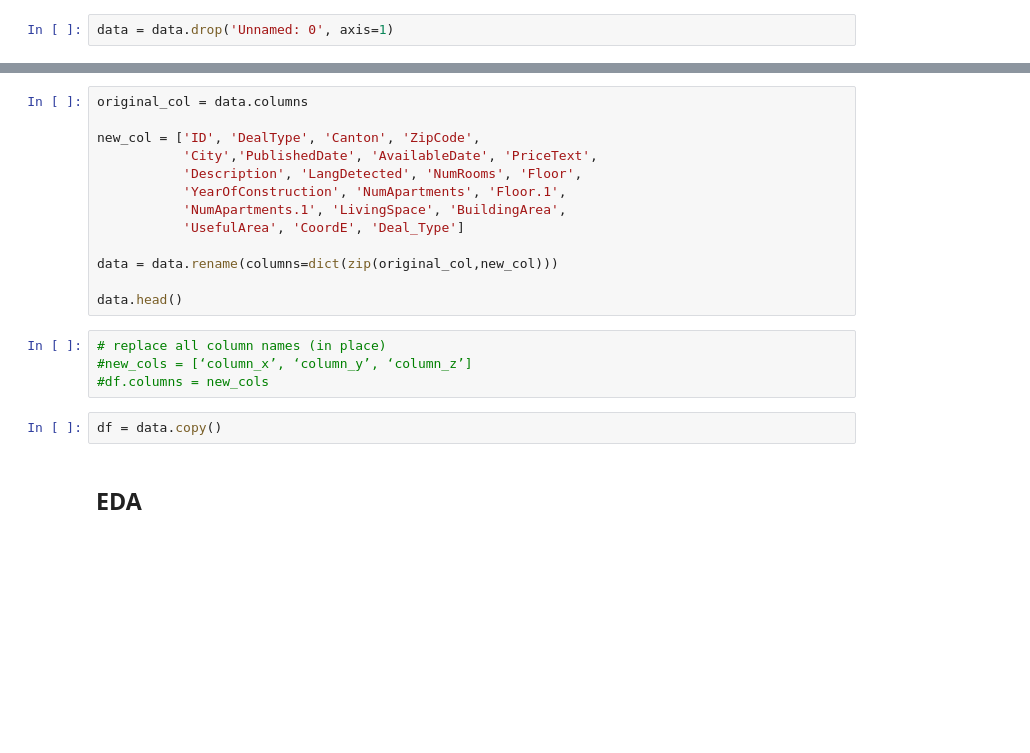
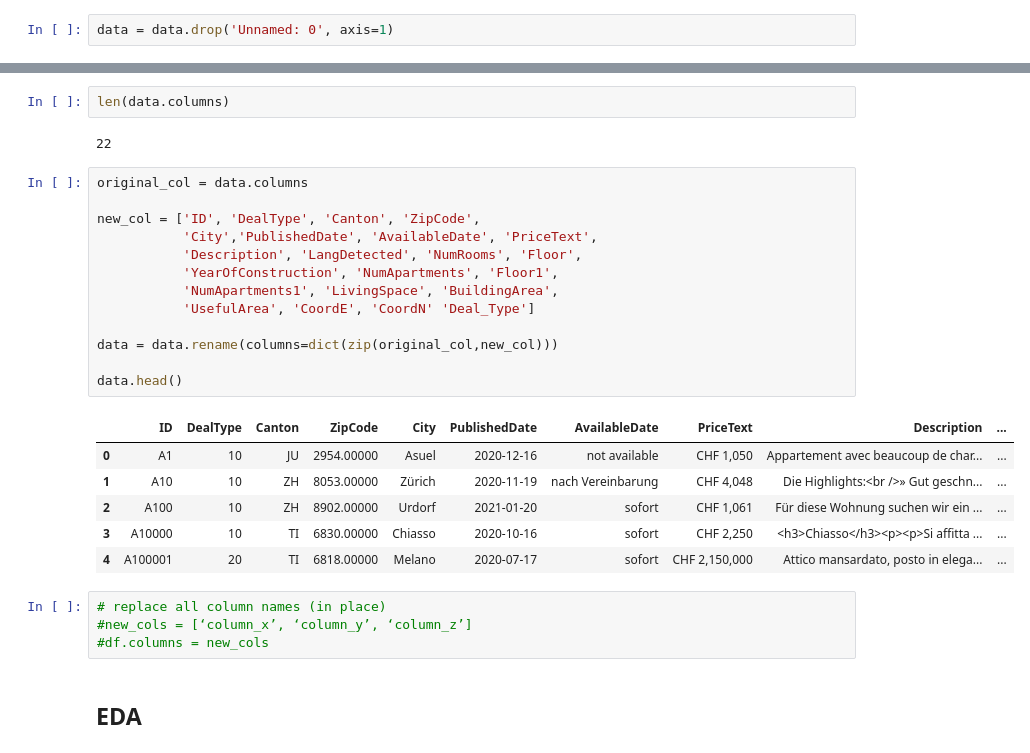
Before and after one commit to michaji/Housing_Project, a Jupyter notebook: Housing.ipynb, the cells around one changed output, grey strips where cells are left out. Cells and saved outputs as stored; diff of their text form; blank space fills up the shorter version.

```diff
--- a/Housing.ipynb
+++ b/Housing.ipynb
@@ -88,22 +121,31 @@ data = data.drop('Unnamed: 0', axis=1)
+# %%
+len(data.columns)
+# %% [output]
+22
 # %%
 original_col = data.columns
 
 new_col = ['ID', 'DealType', 'Canton', 'ZipCode',
            'City','PublishedDate', 'AvailableDate', 'PriceText',
            'Description', 'LangDetected', 'NumRooms', 'Floor',
-           'YearOfConstruction', 'NumApartments', 'Floor.1',
-           'NumApartments.1', 'LivingSpace', 'BuildingArea',
-           'UsefulArea', 'CoordE', 'Deal_Type']
+           'YearOfConstruction', 'NumApartments', 'Floor1',
+           'NumApartments1', 'LivingSpace', 'BuildingArea',
+           'UsefulArea', 'CoordE', 'CoordN' 'Deal_Type']
 
 data = data.rename(columns=dict(zip(original_col,new_col)))
 
 data.head()
+# %% [output]
+|  | ID | DealType | Canton | ZipCode | City | PublishedDate | AvailableDate | PriceText | Description | ... |
+| 0 | A1 | 10 | JU | 2954.00000 | Asuel | 2020-12-16 | not available | CHF 1,050 | Appartement avec beaucoup de char... | ... |
+| 1 | A10 | 10 | ZH | 8053.00000 | Zürich | 2020-11-19 | nach Vereinbarung | CHF 4,048 | Die Highlights:<br />» Gut geschn... | ... |
+| 2 | A100 | 10 | ZH | 8902.00000 | Urdorf | 2021-01-20 | sofort | CHF 1,061 | Für diese Wohnung suchen wir ein ... | ... |
+| 3 | A10000 | 10 | TI | 6830.00000 | Chiasso | 2020-10-16 | sofort | CHF 2,250 | <h3>Chiasso</h3><p><p>Si affitta ... | ... |
+| 4 | A100001 | 20 | TI | 6818.00000 | Melano | 2020-07-17 | sofort | CHF 2,150,000 | Attico mansardato, posto in elega... | ... |
 # %%
 # replace all column names (in place)
 #new_cols = [‘column_x’, ‘column_y’, ‘column_z’]
 #df.columns = new_cols
-# %%
-df = data.copy()
 # %% [markdown]
 ## EDA
 # %%
```
Also changed, not shown: parts of 29 cells of this notebook.
